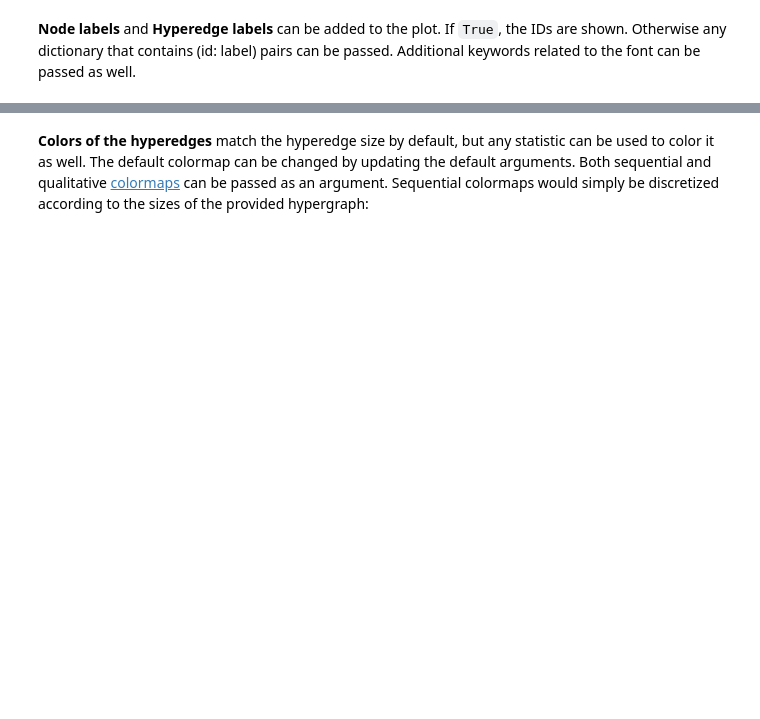
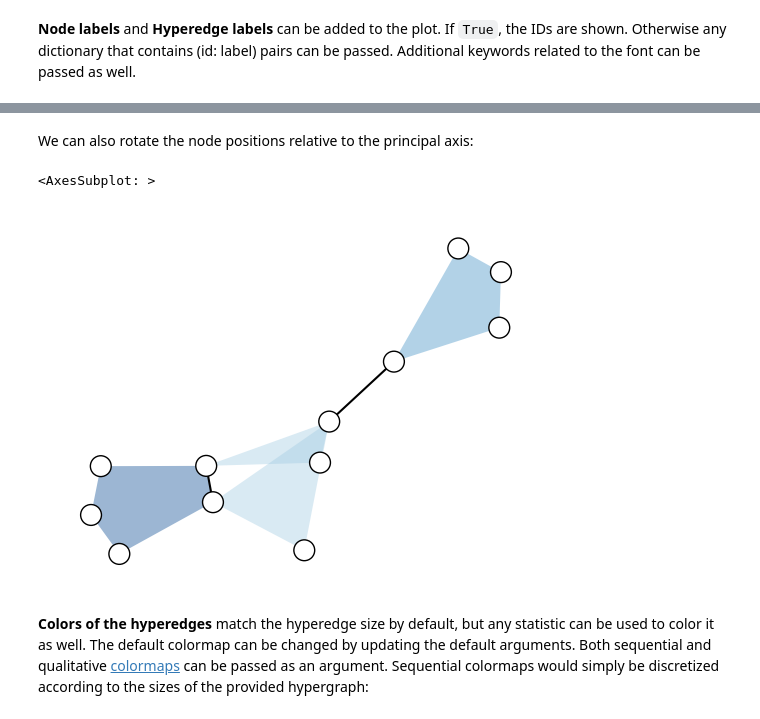
Before and after one commit to xgi-org/xgi, a Jupyter notebook: tutorials/Tutorial 5 - Plotting.ipynb, the cells around one changed output, grey strips where cells are left out. Cells and saved outputs as stored; diff of their text form; code cells hidden in the pictures; blank space fills up the shorter version.

```diff
--- a/tutorials/Tutorial 5 - Plotting.ipynb
+++ b/tutorials/Tutorial 5 - Plotting.ipynb
@@ -45,3 +56,12 @@ xgi.draw(H, pos, node_labels=True, hyperedge_labels=True)
+# %% [markdown]
+We can also rotate the node positions relative to the principal axis:
+# %%
+# rotation in degrees
+transformed_pos = xgi.pca_transform(pos, 30)
+xgi.draw(H, transformed_pos)
+# %% [output]
+<AxesSubplot: >
+[figure, added]
 # %% [markdown]
 **Colors of the hyperedges** match the hyperedge size by default, but any statistic can be used to color it as well. The default colormap can be changed by updating the default arguments. Both sequential and qualitative [colormaps](https://matplotlib.org/stable/tutorials/colors/colormaps.html) can be passed as an argument. Sequential colormaps would simply be discretized according to the sizes of the provided hypergraph:
 # %%
```
Also changed, not shown: parts of 12 cells of this notebook, 14 other files.
